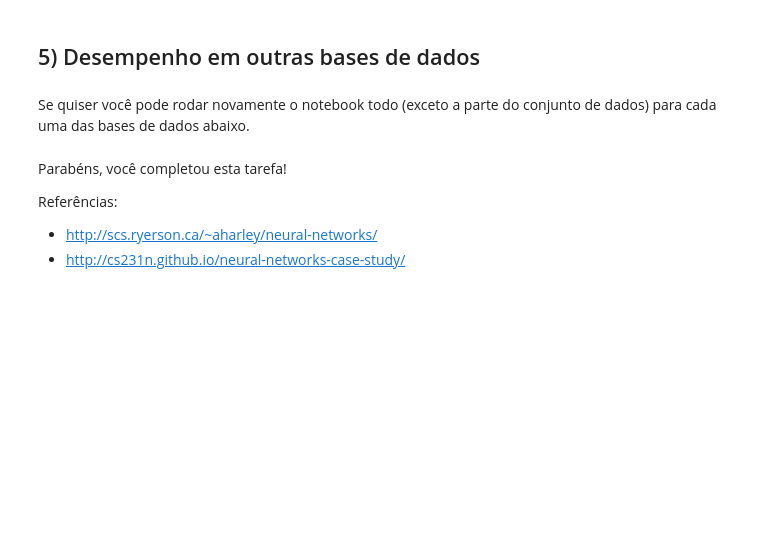
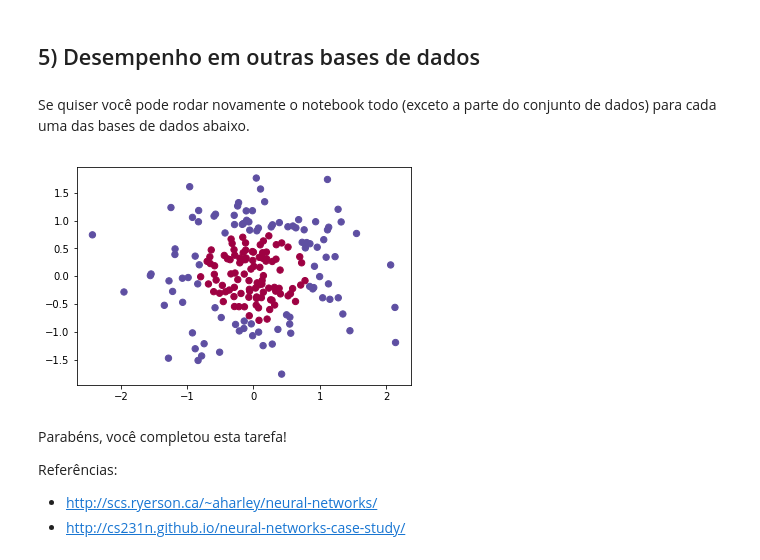
Before and after one commit to brunoplopes/deep-learning, a Jupyter notebook: atividade_03/ClassificacaoDeDadosPlanosComUmaCamadaEscondida.ipynb, the cells around one changed output. Drawn from its saved outputs; the diff is of its cells as text; code cells hidden in the pictures; blank space fills up the shorter version.

```diff
--- a/atividade_03/ClassificacaoDeDadosPlanosComUmaCamadaEscondida.ipynb
+++ b/atividade_03/ClassificacaoDeDadosPlanosComUmaCamadaEscondida.ipynb
@@ -910,25 +981,27 @@ Se quiser você pode rodar novamente o notebook todo (exceto a parte do conjunto
 # %%
 # Bases de dados
 noisy_circles, noisy_moons, blobs, gaussian_quantiles, no_structure = load_extra_datasets()
 
 datasets = {"noisy_circles": noisy_circles,
             "noisy_moons": noisy_moons,
             "blobs": blobs,
             "gaussian_quantiles": gaussian_quantiles}
 
 ### INICIE O SEU CÓDIGO AQUI ### (escolha a sua base de dados)
-dataset =
+dataset = "gaussian_quantiles"
 ### TÉRMINO DO CÓDIGO ###
 
 X, Y = datasets[dataset]
 X, Y = X.T, Y.reshape(1, Y.shape[0])
 
 # fazr blobs binários
 if dataset == "blobs":
     Y = Y%2
 
 # Visualizar os dados
 plt.scatter(X[0, :], X[1, :], c=Y[0,:], s=40, cmap=plt.cm.Spectral);
+# %% [output]
+[figure, added]
 # %% [markdown]
 Parabéns, você completou esta tarefa!
 
```
Also changed, not shown: parts of 13 cells of this notebook, 1 other file.
